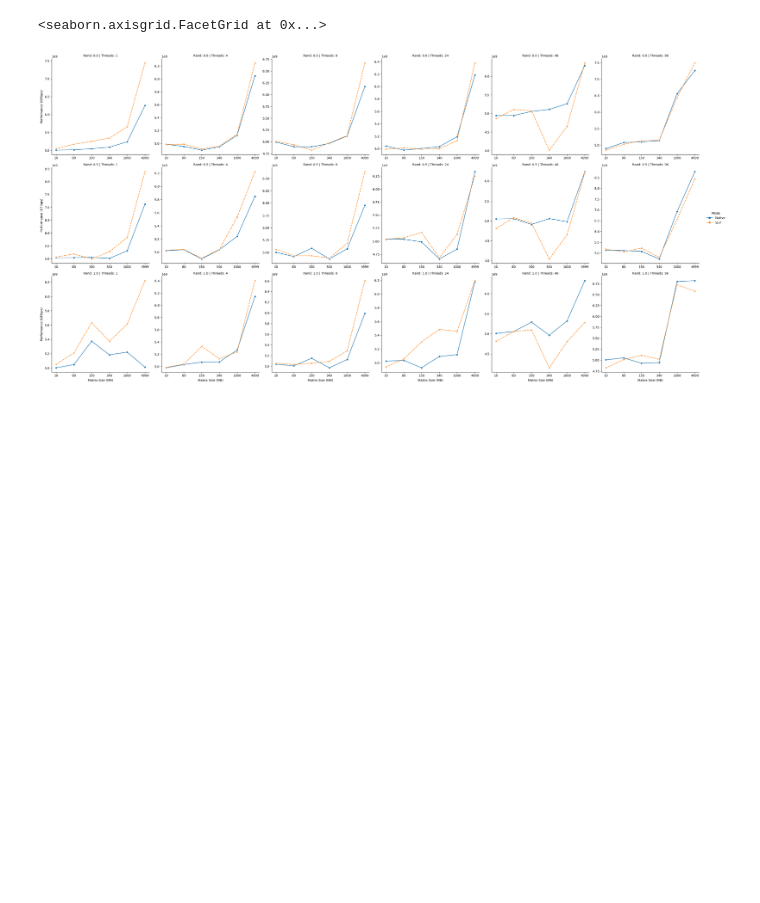
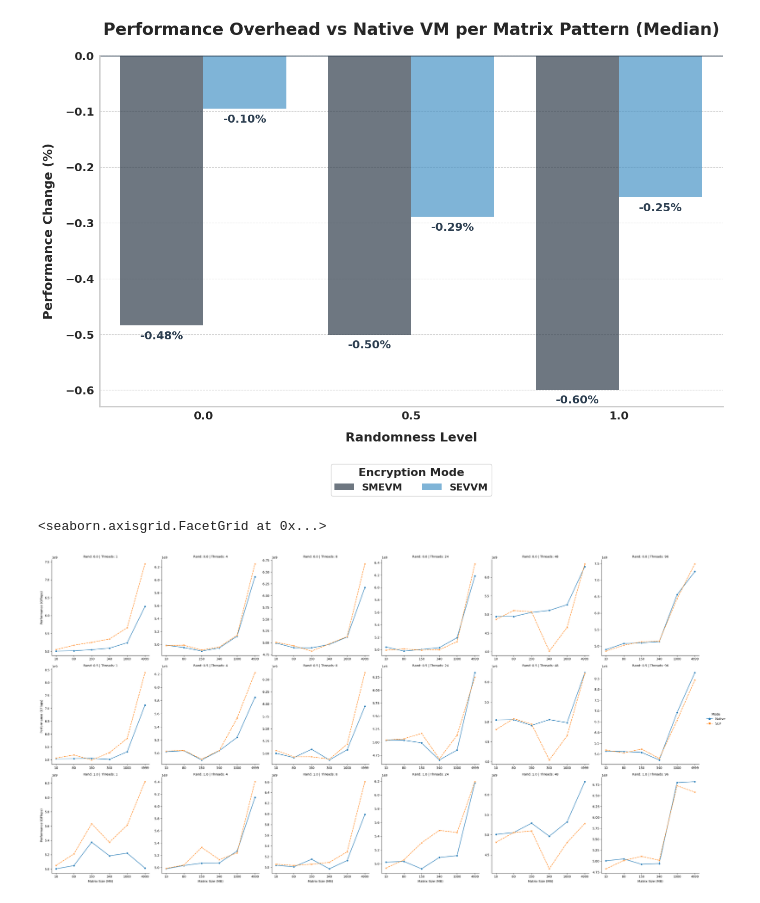
Before and after one commit to engelsm/MA-bench-framework, a Jupyter notebook: benchmark/spmv/analysis.ipynb, the cells around one changed output. Drawn from its saved outputs; the diff is of its cells as text; code cells hidden in the pictures; blank space fills up the shorter version.

```diff
--- a/benchmark/spmv/analysis.ipynb
+++ b/benchmark/spmv/analysis.ipynb
@@ -165 +164,68 @@ plot_delta_heatmaps(pivot, 'Native_il_SEV_il', selected_metrics=metrics)
+# %%
+plot_df = pivot.melt(
+    id_vars=['Randomness'],
+    value_vars=['Diff_SMEVM', 'Diff_SEVVM'],
+    var_name='Mode',
+    value_name='Overhead'
+)
+plot_df['Mode'] = plot_df['Mode'].str.replace('Diff_', '')
+
+median_df = plot_df.groupby(['Randomness', 'Mode'])['Overhead'].median().reset_index()
+
+plt.figure(figsize=(14, 10))
+sns.set_style("whitegrid", {'grid.linestyle': '--', 'grid.alpha': 0.3})
+
+custom_palette = ["#2c3e50", "#3498db"]
+
+ax = sns.barplot(
+    data=median_df,
+    x='Randomness',
+    y='Overhead',
+    hue='Mode',
+    hue_order=['SMEVM', 'SEVVM'],
+    palette=custom_palette,
+    alpha=0.7,
+    edgecolor=None,
+    linewidth=0
+)
+
+plt.title("Performance Overhead vs Native VM per Matrix Pattern (Median)", fontsize=24, fontweight='bold', pad=30)
+plt.ylabel("Performance Change (%)", fontsize=18, fontweight='bold', labelpad=15)
+plt.xlabel("Randomness Level", fontsize=18, fontweight='bold', labelpad=15)
+
+plt.xticks(fontsize=16, fontweight='bold')
+plt.yticks(fontsize=16)
+
+plt.axhline(0, color='#2c3e50', linewidth=2, linestyle='-', alpha=0.8)
+
+for i, p in enumerate(ax.patches):
+    height = p.get_height()
+    if np.isnan(height) or height == 0: continue
+
+    val_str = f'{height:+.2f}%'
+
+    va = 'bottom' if height >= 0 else 'top'
+    offset = 8 if height >= 0 else -8
+
+    ax.annotate(val_str,
+                (p.get_x() + p.get_width()/2, height),
+                ha='center', va=va,
+                fontsize=16, fontweight='bold',
+                color='#2c3e50',
+                xytext=(0, offset),
+                textcoords='offset points')
+
+for spine in ax.spines.values():
+    spine.set_linewidth(2)
+
+leg = plt.legend(title="Encryption Mode", title_fontsize='16', fontsize='14',
+                 loc='upper center', bbox_to_anchor=(0.5, -0.15),
+                 ncol=2, frameon=True)
+plt.setp(leg.get_title(), fontweight='bold')
+
+sns.despine(left=False, bottom=False)
+plt.tight_layout()
+plt.show()
+# %% [output]
+[figure, added]
 # %%
```
Also changed, not shown: parts of 7 cells of this notebook, 7 other files.
